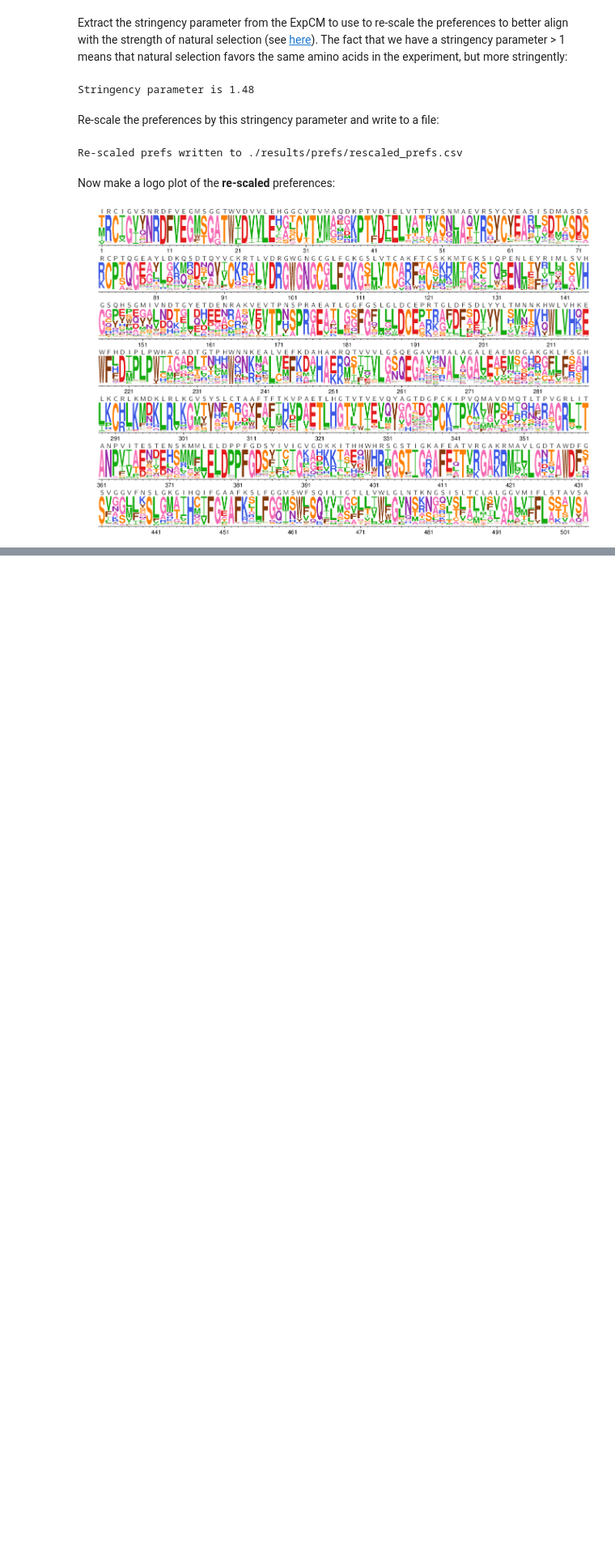
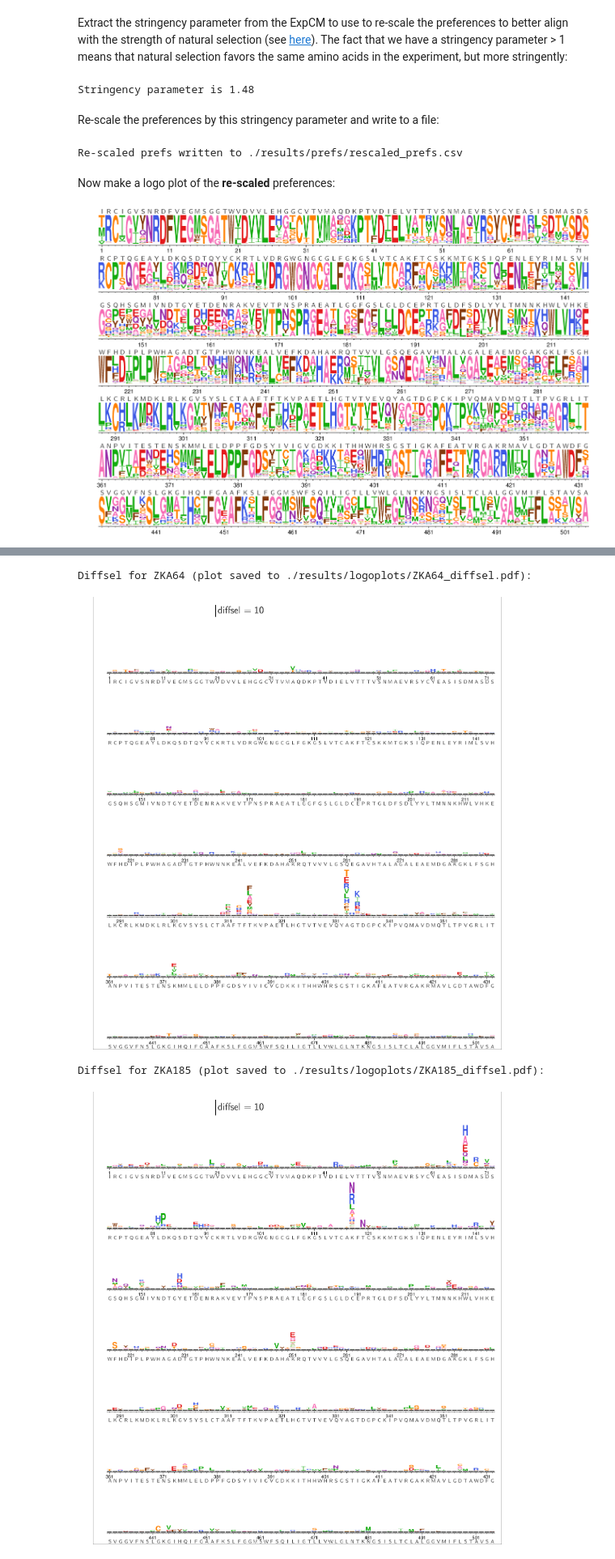
Before and after one commit to jbloomlab/ZIKV_DMS_with_EvansLab, a Jupyter notebook: analysis_notebook.ipynb, the cells around one changed output, grey strips where cells are left out. Shown at 81% size. Cells and saved outputs as stored; diff of their text form; code cells hidden in the pictures; blank space fills up the shorter version.

```diff
--- a/analysis_notebook.ipynb
+++ b/analysis_notebook.ipynb
@@ -404,0 +505,22 @@ showPDF(os.path.join(logodir, 'rescaled_prefs.pdf'))
+# %%
+for antibody in diffsel_batch.query('group != "control-antibody"').group.unique():
+    logoplot = os.path.join(logodir, f"{antibody}_diffsel.pdf")
+    diffselfile = os.path.join(diffseldir,
+                               f'summary_{antibody}-meanmutdiffsel.csv')
+    print(f"\n\nDiffsel for {antibody} (plot saved to {logoplot}):")
+    log = ! dms2_logoplot \
+        --outdir {logodir} \
+        --name {antibody} \
+        --diffsel {diffselfile} \
+        --restrictdiffsel positive \
+        --nperline 72 \
+        --overlay1 {wtoverlayfile} wildtype wildtype \
+        --scalebar 10 "diffsel = 10" \
+        --underlay yes \
+        --use_existing {use_existing}
+    showPDF(logoplot)
+# %% [output]
+Diffsel for ZKA64 (plot saved to ./results/logoplots/ZKA64_diffsel.pdf):
+[figure, added]
+Diffsel for ZKA185 (plot saved to ./results/logoplots/ZKA185_diffsel.pdf):
+[figure, added]
```
Also changed, not shown: parts of 29 cells of this notebook, 5 other files.
